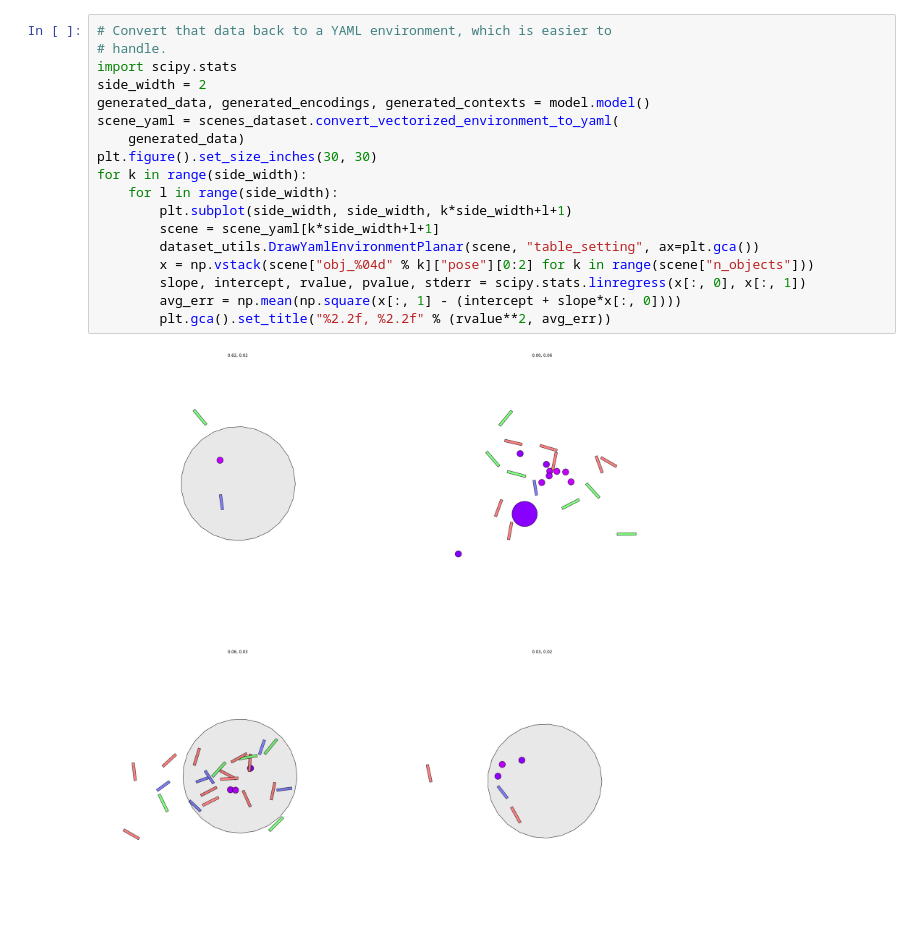
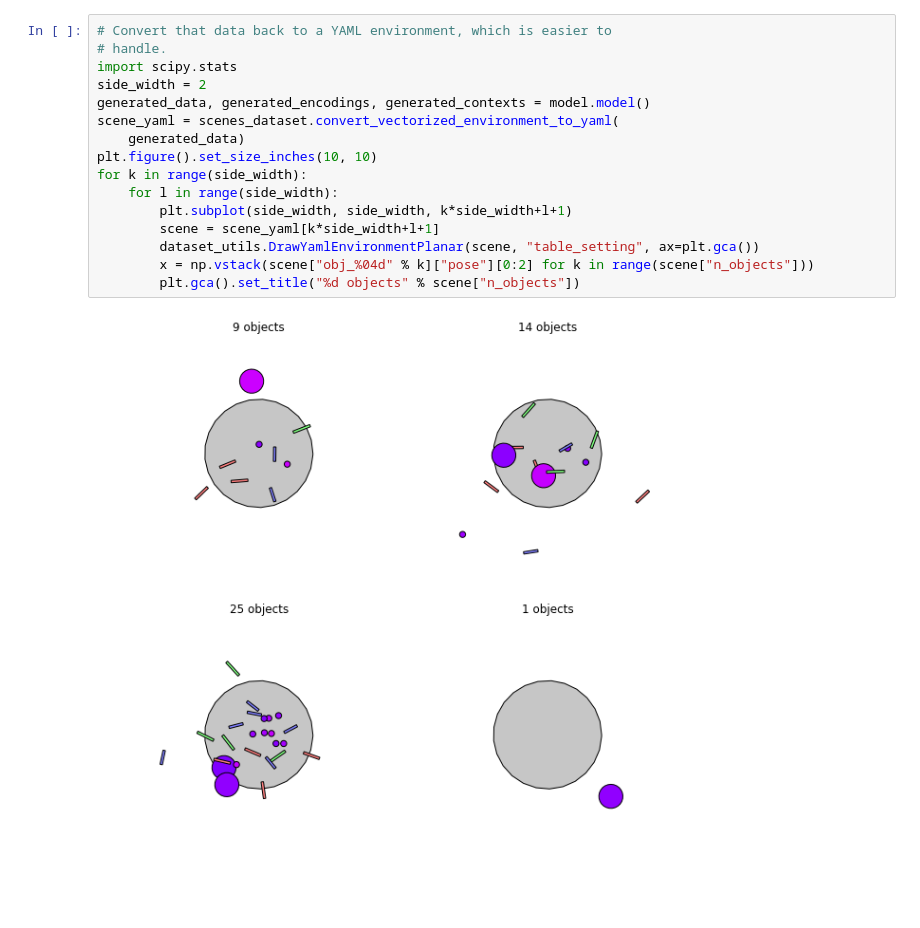
Before and after one commit to gizatt/scene_generation, a Jupyter notebook: notebooks/table_setting/20190617_table_setting_blackbox_context_model.ipynb, the cells around one changed output. Saved outputs shown, nothing was run; the diff lists cells and outputs as text.

```diff
--- a/notebooks/table_setting/20190617_table_setting_blackbox_context_model.ipynb
+++ b/notebooks/table_setting/20190617_table_setting_blackbox_context_model.ipynb
@@ -211,20 +196,18 @@ Text(0.5,1,'Loses: final [29.503087 train][49.395452 test][47.808460 best test]'
 # %%
 # Convert that data back to a YAML environment, which is easier to
 # handle.
 import scipy.stats
 side_width = 2
 generated_data, generated_encodings, generated_contexts = model.model()
 scene_yaml = scenes_dataset.convert_vectorized_environment_to_yaml(
     generated_data)
-plt.figure().set_size_inches(30, 30)
+plt.figure().set_size_inches(10, 10)
 for k in range(side_width):
     for l in range(side_width):
         plt.subplot(side_width, side_width, k*side_width+l+1)
         scene = scene_yaml[k*side_width+l+1]
         dataset_utils.DrawYamlEnvironmentPlanar(scene, "table_setting", ax=plt.gca())
         x = np.vstack(scene["obj_%04d" % k]["pose"][0:2] for k in range(scene["n_objects"]))
-        slope, intercept, rvalue, pvalue, stderr = scipy.stats.linregress(x[:, 0], x[:, 1])
-        avg_err = np.mean(np.square(x[:, 1] - (intercept + slope*x[:, 0])))
-        plt.gca().set_title("%2.2f, %2.2f" % (rvalue**2, avg_err))
+        plt.gca().set_title("%d objects" % scene["n_objects"])
 # %% [output]
-[figure, old version]
+[figure, new version]
```
Also changed, not shown: parts of 7 cells of this notebook, 10 other files.
